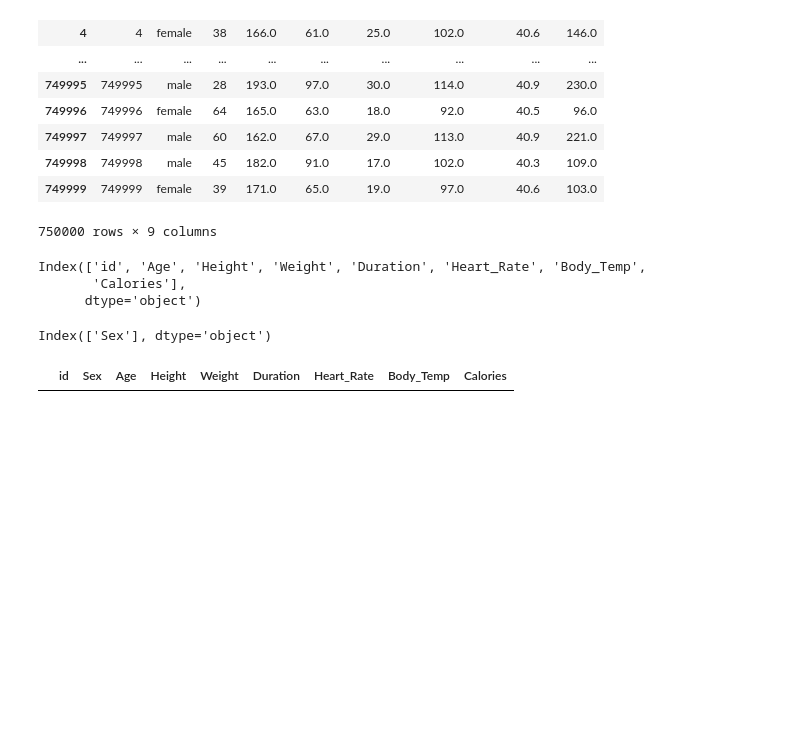
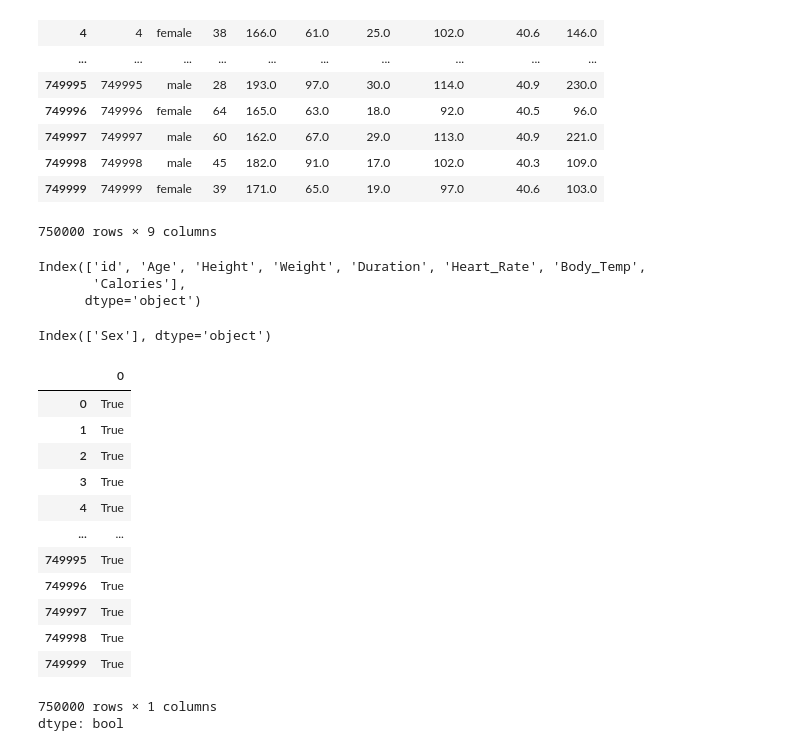
Before and after one commit to Abu-Taher01/Predict-Calorie-Expenditure, a Jupyter notebook: Welcome_To_Colab.ipynb, the cells around one changed output. Saved outputs shown, nothing was run; the diff lists cells and outputs as text; code cells hidden in the pictures; blank space fills up the shorter version.

```diff
--- a/Welcome_To_Colab.ipynb
+++ b/Welcome_To_Colab.ipynb
@@ -170,14 +170,27 @@ print(non_numeric_columns)
 Index(['Sex'], dtype='object')
 # %%
 #checking Age is nonnegative & cleaning based on other conditions
-valid_rows=train_df[
+valid_rows=(
     train_df['Age'].ge(0) &
     train_df['Weight'].between(2,635,inclusive='both') &
     train_df['Height'].between(100,271,inclusive='both') &
-    train_df['Sex'].isin(['Male','Female'])
+    train_df['Sex'].isin(['male','female'])
     #df['Sex'].notna() & df['Sex'].str.strip().ne('')
-]
+)
 
 valid_rows
 # %% [output]
-|  | id | Sex | Age | Height | Weight | Duration | Heart_Rate | Body_Temp | Calories |
+|  | 0 |
+| 0 | True |
+| 1 | True |
+| 2 | True |
+| 3 | True |
+| 4 | True |
+| ... | ... |
+| 749995 | True |
+| 749996 | True |
+| 749997 | True |
+| 749998 | True |
+| 749999 | True |
+750000 rows × 1 columns
+dtype: bool
```
Also changed, not shown: parts of 1 cell of this notebook.
